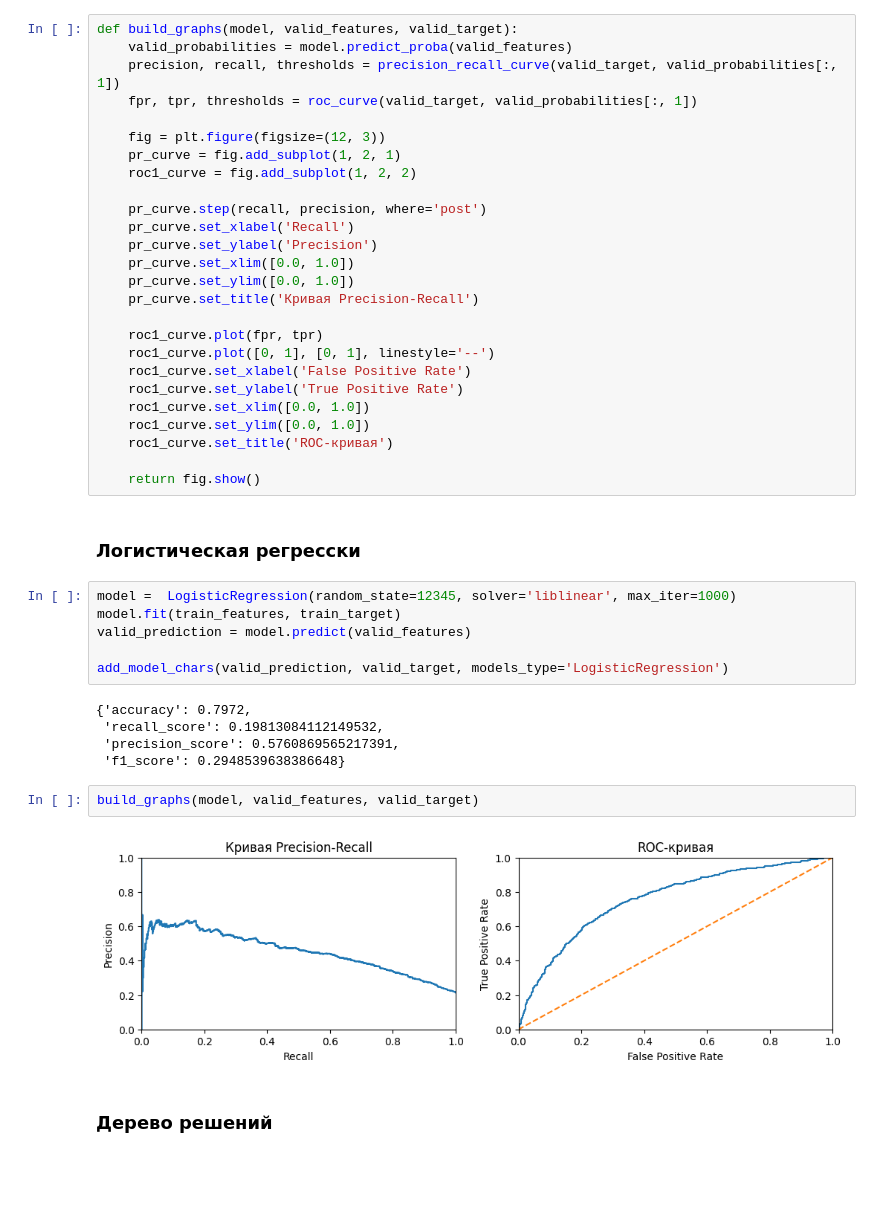
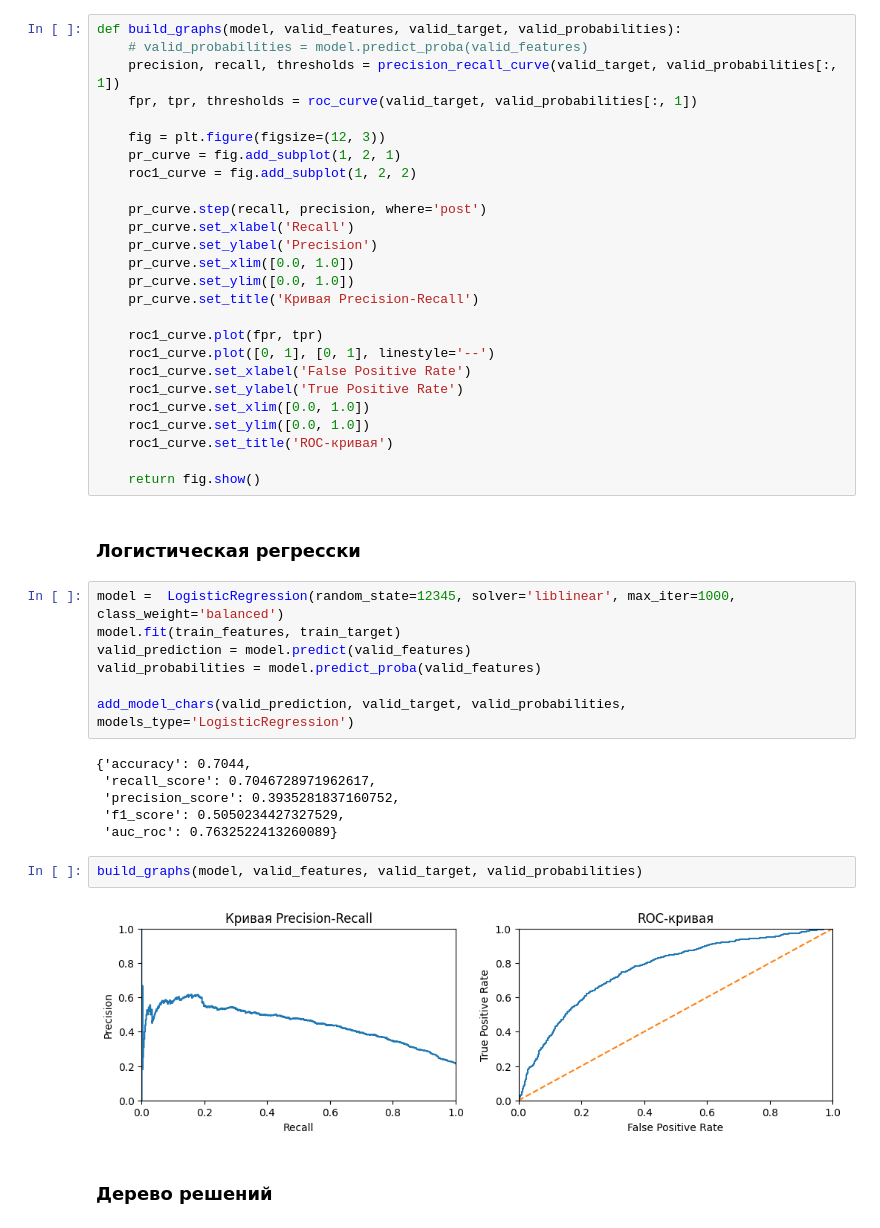
Before and after one commit to Shurick-G/practicum, a Jupyter notebook: churn/Churn_predict.ipynb, the cells around one changed output. Cells and saved outputs as stored; diff of their text form; blank space fills up the shorter version.

```diff
--- a/churn/Churn_predict.ipynb
+++ b/churn/Churn_predict.ipynb
@@ -195,8 +205,8 @@ def add_model_chars(valid_prediction, valid_target, models_type):
     }
     return models_chars[models_type]
 # %%
-def build_graphs(model, valid_features, valid_target):
-    valid_probabilities = model.predict_proba(valid_features)
+def build_graphs(model, valid_features, valid_target, valid_probabilities):
+    # valid_probabilities = model.predict_proba(valid_features)
     precision, recall, thresholds = precision_recall_curve(valid_target, valid_probabilities[:, 1])
     fpr, tpr, thresholds = roc_curve(valid_target, valid_probabilities[:, 1])
 
@@ -223,20 +233,22 @@ def build_graphs(model, valid_features, valid_target):
 # %% [markdown]
 ### Логистическая регресски
 # %%
-model =  LogisticRegression(random_state=12345, solver='liblinear', max_iter=1000)
+model =  LogisticRegression(random_state=12345, solver='liblinear', max_iter=1000, class_weight='balanced')
 model.fit(train_features, train_target)
 valid_prediction = model.predict(valid_features)
+valid_probabilities = model.predict_proba(valid_features)
 
-add_model_chars(valid_prediction, valid_target, models_type='LogisticRegression')
+add_model_chars(valid_prediction, valid_target, valid_probabilities, models_type='LogisticRegression')
 # %% [output]
-{'accuracy': 0.7972,
- 'recall_score': 0.19813084112149532,
- 'precision_score': 0.5760869565217391,
- 'f1_score': 0.2948539638386648}
+{'accuracy': 0.7044,
+ 'recall_score': 0.7046728971962617,
+ 'precision_score': 0.3935281837160752,
+ 'f1_score': 0.5050234427327529,
+ 'auc_roc': 0.7632522413260089}
 # %%
-build_graphs(model, valid_features, valid_target)
+build_graphs(model, valid_features, valid_target, valid_probabilities)
 # %% [output]
-[figure, old version]
+[figure, new version]
 # %% [markdown]
 ### Дерево решений
 # %%
```
Also changed, not shown: parts of 19 cells of this notebook.
